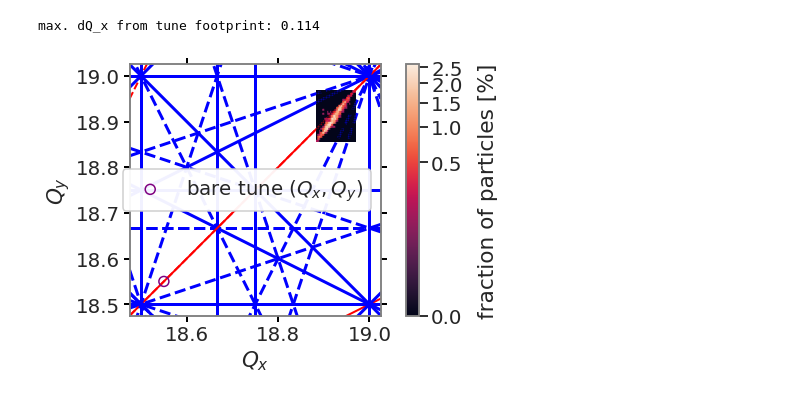
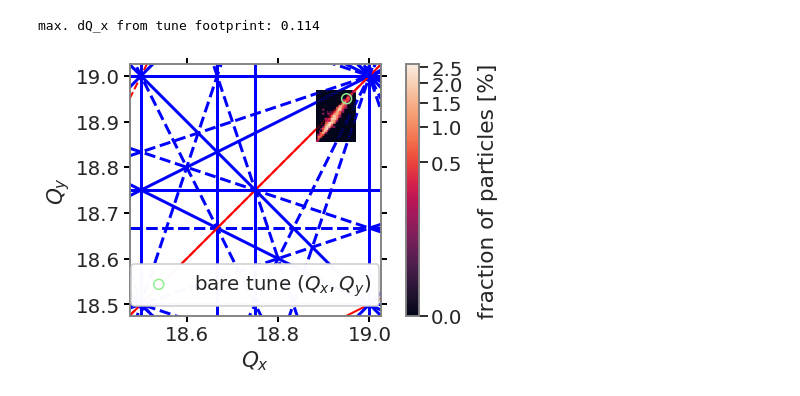
Before and after one commit to aoeftiger/sixtracklib_pyht_playground, a Jupyter notebook: sis100/2020-01-06--frozenSC-setup/SIS100_frozenSC_setup.ipynb, the cells around one changed output. Saved outputs shown, nothing was run; the diff lists cells and outputs as text; code cells hidden in the pictures.

```diff
--- a/sis100/2020-01-06--frozenSC-setup/SIS100_frozenSC_setup.ipynb
+++ b/sis100/2020-01-06--frozenSC-setup/SIS100_frozenSC_setup.ipynb
@@ -564,3 +561,6 @@ Qy = 18.55
+# %%
+Qx = qx
+Qy = qy
 # %%
 fig = plt.figure(figsize=(8,5))
 
@@ -570,33 +570,33 @@ extent_y = (np.floor(Qy) + 0.475, np.ceil(Qy) + 0.025)
 resonances = ResonanceLines(extent_x,
                             extent_y,
                             range(1, 4+1), 6) #1
 resonances.plot_resonance(fig)
 plt.gca().set_aspect('equal')
 
 inc_tunes_x = np.floor(Qx) + 1 - np.abs(qx_i)[~np.isnan(qx_i)&~np.isnan(qy_i)]
 inc_tunes_y = np.floor(Qy) + 1 - np.abs(qy_i)[~np.isnan(qy_i)&~np.isnan(qx_i)]
 
 plt.hist2d(inc_tunes_x, inc_tunes_y, bins=25,
            zorder=3, alpha=0.5,
            weights=np.ones_like(inc_tunes_x)/len(inc_tunes_x)*100,
            norm=mcolors.PowerNorm(0.3))
 plt.hist2d(inc_tunes_x, inc_tunes_y, bins=25,
            weights=np.ones_like(inc_tunes_x)/len(inc_tunes_x)*100,
            norm=mcolors.PowerNorm(0.3))
 cbar = plt.colorbar()
 cbar.set_label('fraction of particles [%]', labelpad=15)
 
 plt.xlim(extent_x)
 plt.ylim(extent_y)
 
-plt.scatter(Qx, Qy, color='purple', marker='o', facecolor='None',
+plt.scatter(Qx, Qy, color='lightgreen', marker='o', facecolor='None',
             linestyle='None', s=100, zorder=13, label=r"bare tune $(Q_x,Q_y)$")
-plt.legend(loc=5, framealpha=0.95)
+plt.legend(loc=8, framealpha=0.98)
 
 plt.gca().tick_params(direction='out', length=6, width=2, color='black', reset=True)
 plt.grid(False)
 
 plt.tight_layout()
 plt.savefig('tunespread.png', dpi=150, bbox_inches='tight')
 # %% [output]
-[figure, old version]
+[figure, new version]
```
Also changed, not shown: parts of 1 cell of this notebook.
